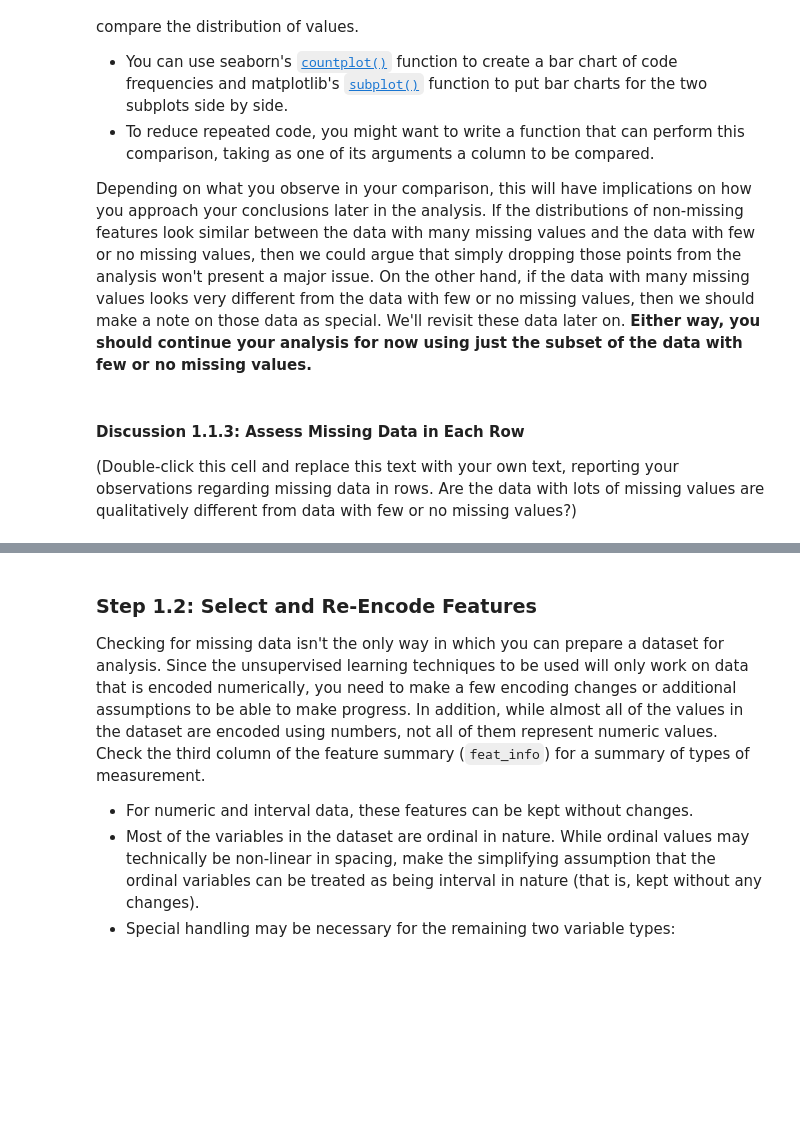
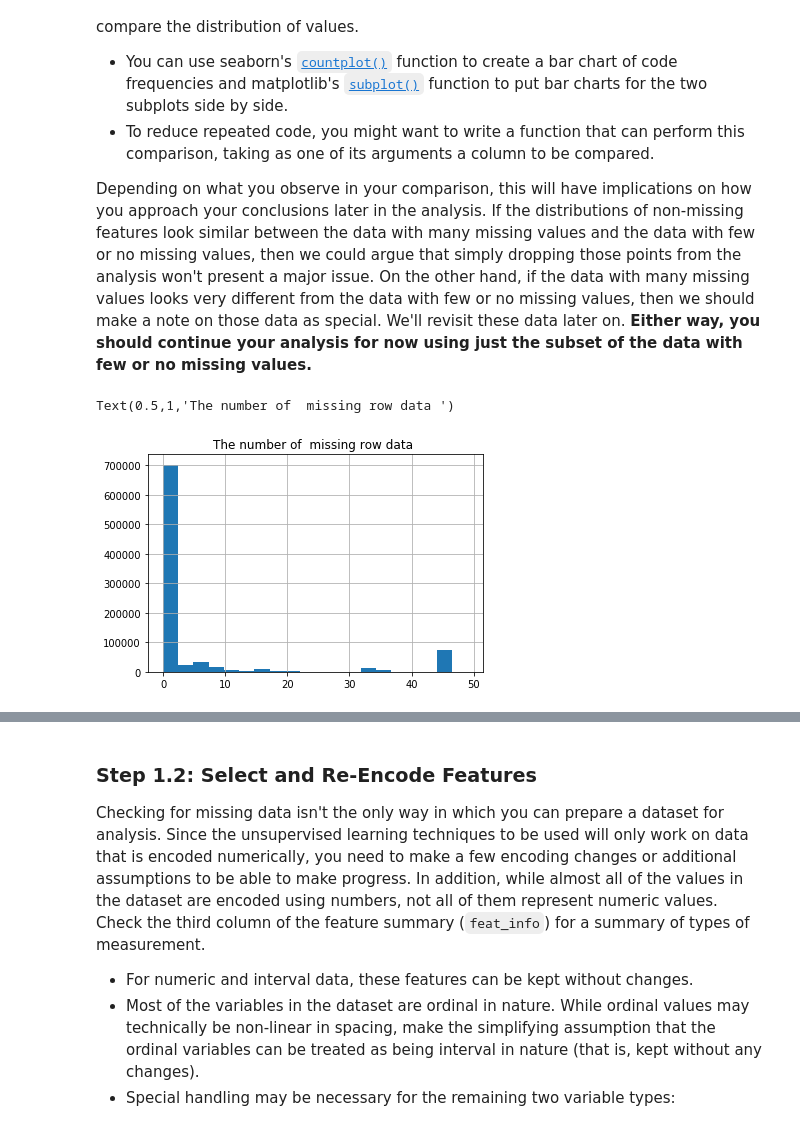
Before and after one commit to Karkerayashish/Identify-Customer-Segments, a Jupyter notebook: Identify_Customer_Segments.ipynb, the cells around one changed output, grey strips where cells are left out. Drawn from its saved outputs; the diff is of its cells as text; code cells hidden in the pictures; blank space fills up the shorter version.

```diff
--- a/Identify_Customer_Segments.ipynb
+++ b/Identify_Customer_Segments.ipynb
@@ -76,0 +191,4 @@ For the remaining features, are there any patterns in which columns have, or sha
+# %%
+# removed data
+azdias = azdias.drop(feature_to_drop.attribute, axis=1)
+azdias.info()
@@ -86,3 +248,9 @@ In order to know what to do with the outlier rows, we should see if the distribu
 Depending on what you observe in your comparison, this will have implications on how you approach your conclusions later in the analysis. If the distributions of non-missing features look similar between the data with many missing values and the data with few or no missing values, then we could argue that simply dropping those points from the analysis won't present a major issue. On the other hand, if the data with many missing values looks very different from the data with few or no missing values, then we should make a note on those data as special. We'll revisit these data later on. **Either way, you should continue your analysis for now using just the subset of the data with few or no missing values.**
 # %%
 # How much data is missing in each row of the dataset?
+missing_row_data = azdias.isnull().sum(axis=1)
+missing_row_data.hist(bins = 20)
+plt.title("The number of  missing row data " )
+# %% [output]
+Text(0.5,1,'The number of  missing row data ')
+[figure, added]
@@ -95,4 +256,0 @@ Depending on what you observe in your comparison, this will have implications on
-# %% [markdown]
-#### Discussion 1.1.3: Assess Missing Data in Each Row
-
-(Double-click this cell and replace this text with your own text, reporting your observations regarding missing data in rows. Are the data with lots of missing values are qualitatively different from data with few or no missing values?)
```
Also changed, not shown: parts of 41 cells of this notebook.
